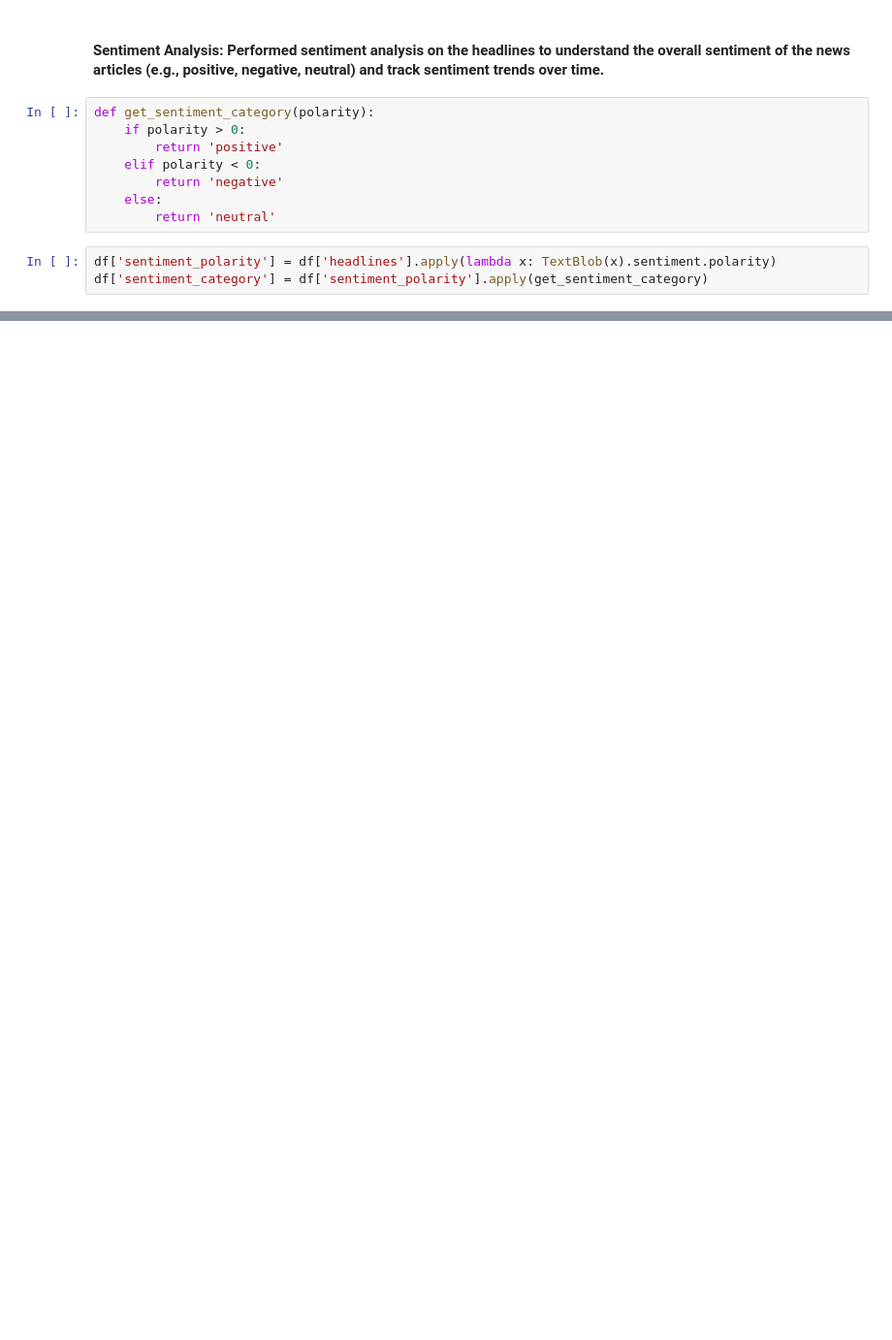
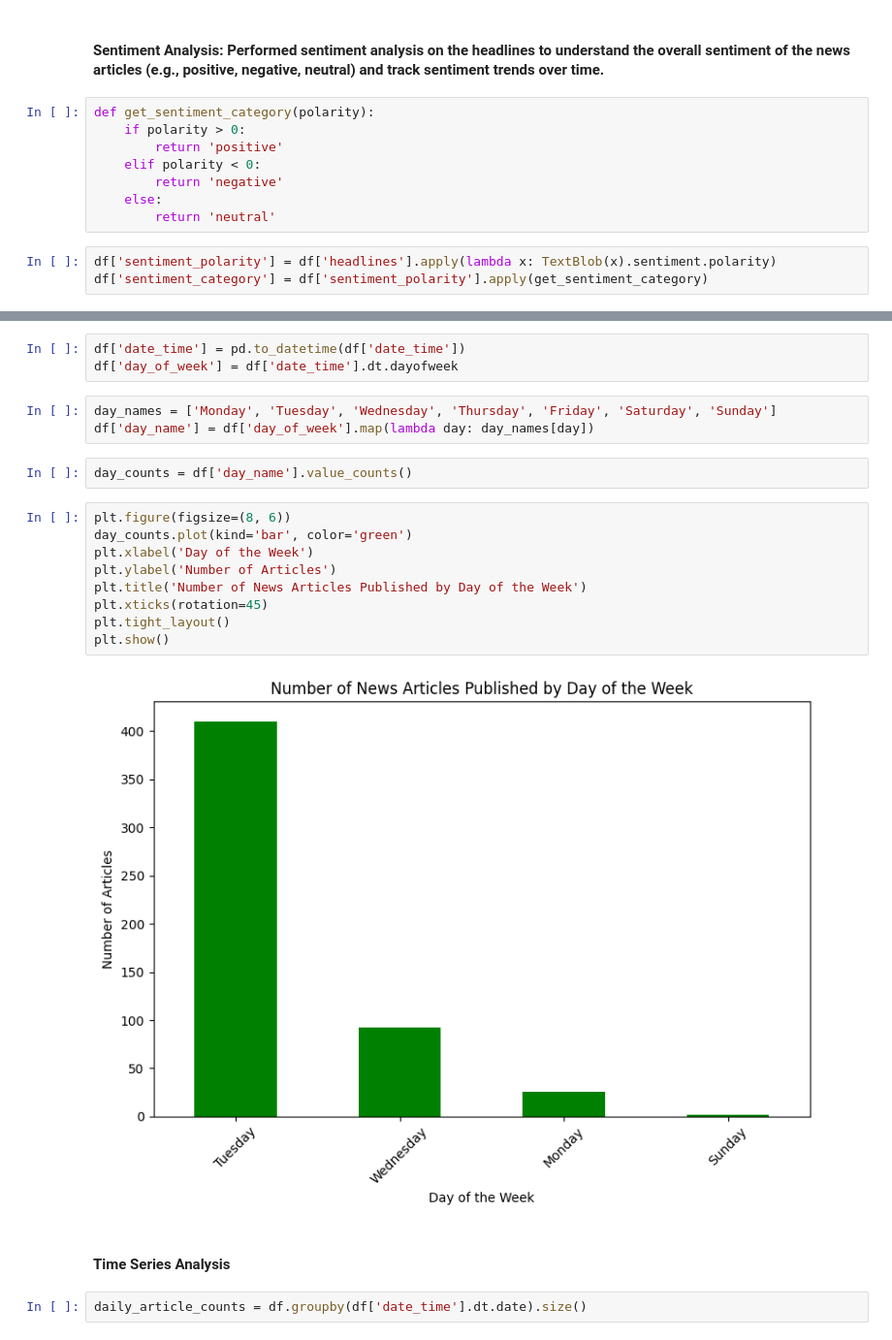
Before and after one commit to kshamaakumar/ETL-Pipeline-for-Web-Scraping-and-Data-Analysis, a Jupyter notebook: code/data_viz.ipynb, the cells around one changed output, grey strips where cells are left out. Shown at 97% size. Cells and saved outputs as stored; diff of their text form; blank space fills up the shorter version.

```diff
--- a/code/data_viz.ipynb
+++ b/code/data_viz.ipynb
@@ -65,0 +79,23 @@ df.head()
+# %%
+df['date_time'] = pd.to_datetime(df['date_time'])
+df['day_of_week'] = df['date_time'].dt.dayofweek
+# %%
+day_names = ['Monday', 'Tuesday', 'Wednesday', 'Thursday', 'Friday', 'Saturday', 'Sunday']
+df['day_name'] = df['day_of_week'].map(lambda day: day_names[day])
+# %%
+day_counts = df['day_name'].value_counts()
+# %%
+plt.figure(figsize=(8, 6))
+day_counts.plot(kind='bar', color='green')
+plt.xlabel('Day of the Week')
+plt.ylabel('Number of Articles')
+plt.title('Number of News Articles Published by Day of the Week')
+plt.xticks(rotation=45)
+plt.tight_layout()
+plt.show()
+# %% [output]
+[figure, added]
+# %% [markdown]
+#### Time Series Analysis
+# %%
+daily_article_counts = df.groupby(df['date_time'].dt.date).size()
```
Also changed, not shown: parts of 6 cells of this notebook, 2 other files.
